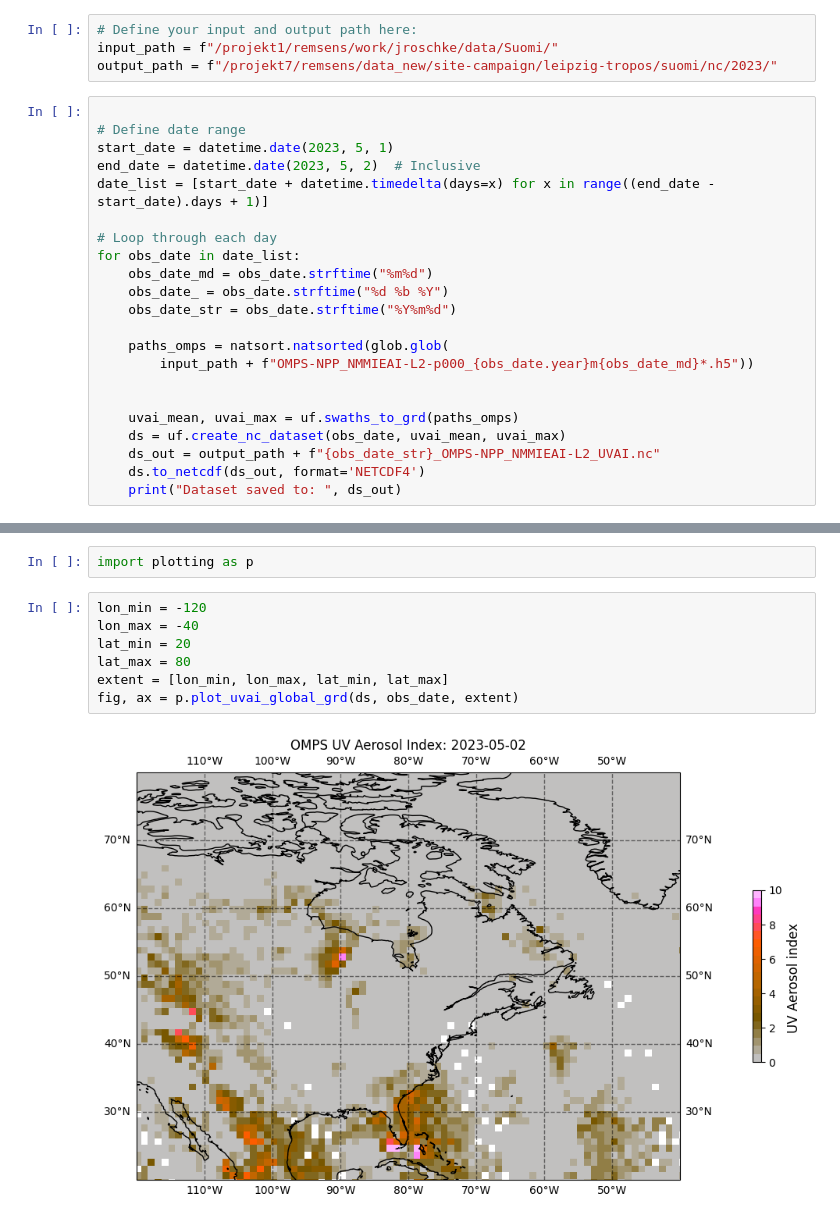
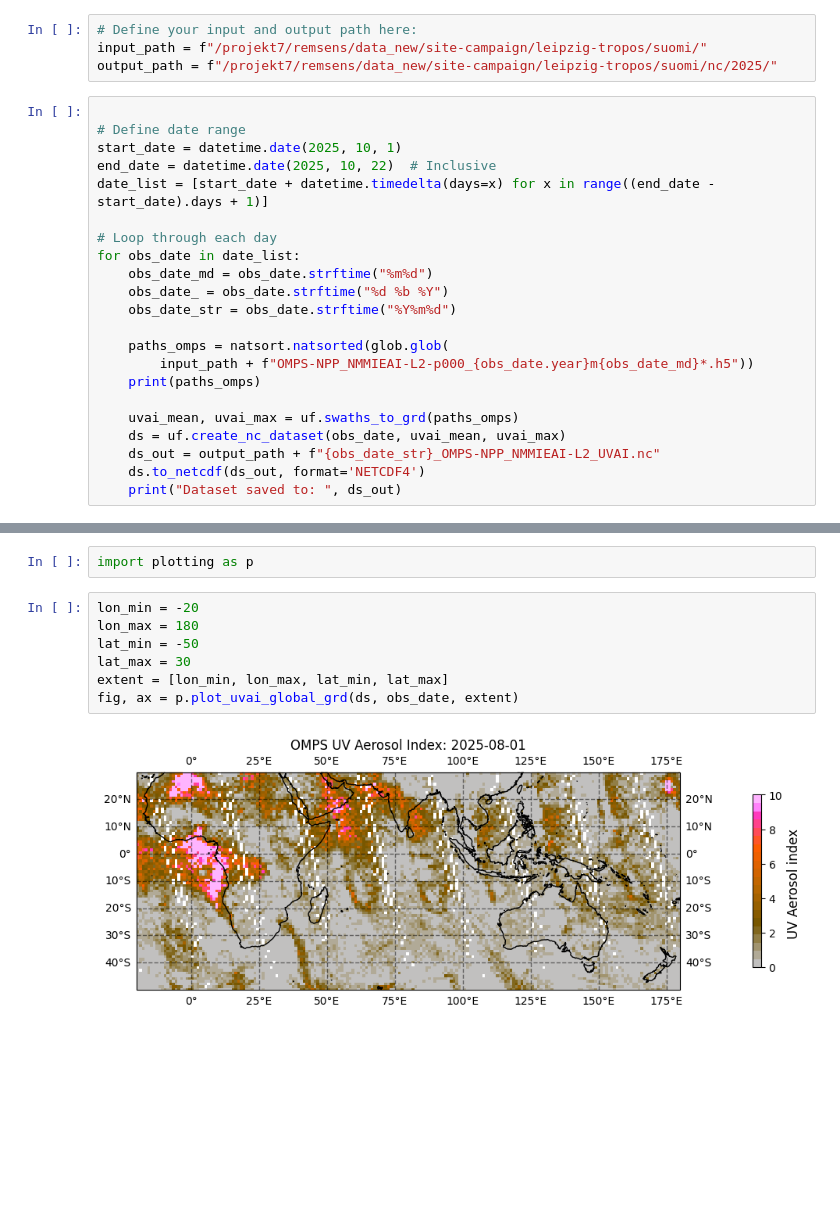
Before and after one commit to remsens-lim/TRAILS, a Jupyter notebook: src/scripts/OMPS_global_grid.ipynb, the cells around one changed output, grey strips where cells are left out. Cells and saved outputs as stored; diff of their text form; blank space fills up the shorter version.

```diff
--- a/src/scripts/OMPS_global_grid.ipynb
+++ b/src/scripts/OMPS_global_grid.ipynb
@@ -8,13 +8,13 @@ import useful_functions as uf
 #### SWATHS to GLOBAL GRIDS
 # %%
 # Define your input and output path here:
-input_path = f"/projekt1/remsens/work/jroschke/data/Suomi/"
-output_path = f"/projekt7/remsens/data_new/site-campaign/leipzig-tropos/suomi/nc/2023/"
+input_path = f"/projekt7/remsens/data_new/site-campaign/leipzig-tropos/suomi/"
+output_path = f"/projekt7/remsens/data_new/site-campaign/leipzig-tropos/suomi/nc/2025/"
 # %%
 
 # Define date range
-start_date = datetime.date(2023, 5, 1)
-end_date = datetime.date(2023, 5, 2)  # Inclusive
+start_date = datetime.date(2025, 10, 1)
+end_date = datetime.date(2025, 10, 22)  # Inclusive
 date_list = [start_date + datetime.timedelta(days=x) for x in range((end_date - start_date).days + 1)]
 
 # Loop through each day
@@ -25,7 +25,7 @@ for obs_date in date_list:
 
     paths_omps = natsort.natsorted(glob.glob(
         input_path + f"OMPS-NPP_NMMIEAI-L2-p000_{obs_date.year}m{obs_date_md}*.h5"))
-
+    print(paths_omps)
 
     uvai_mean, uvai_max = uf.swaths_to_grd(paths_omps)
     ds = uf.create_nc_dataset(obs_date, uvai_mean, uvai_max)
@@ -58,11 +53,11 @@ Attributes:
 # %%
 import plotting as p
 # %%
-lon_min = -120
-lon_max = -40
-lat_min = 20
-lat_max = 80
+lon_min = -20
+lon_max = 180
+lat_min = -50
+lat_max = 30
 extent = [lon_min, lon_max, lat_min, lat_max]
 fig, ax = p.plot_uvai_global_grd(ds, obs_date, extent)
 # %% [output]
-[figure, old version]
+[figure, new version]
```
Also changed, not shown: parts of 2 cells of this notebook, 5 other files.
